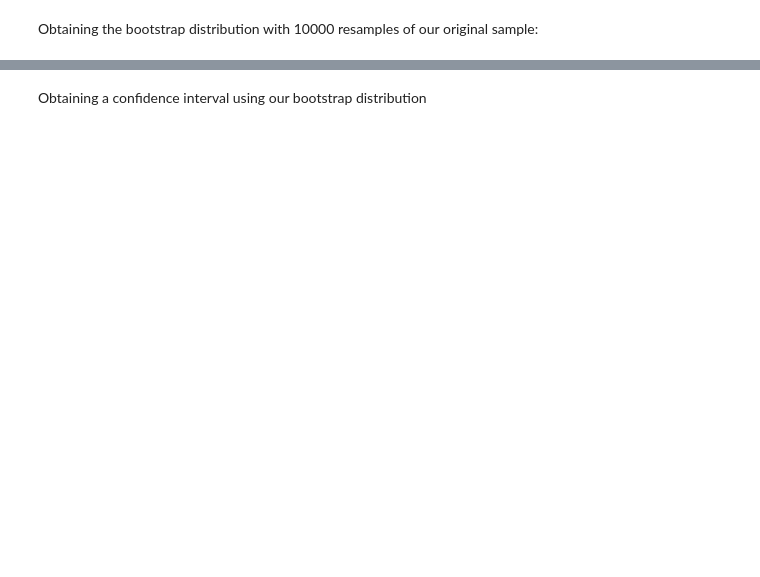
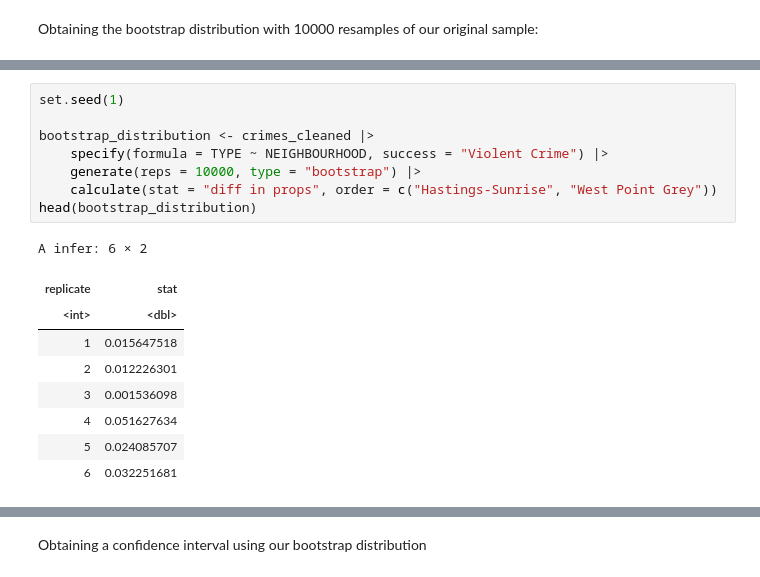
Before and after one commit to Carson-Lu/stat201project-Group27, a Jupyter notebook: proposal.ipynb, the cells around one changed output, grey strips where cells are left out. Saved outputs shown, nothing was run; the diff lists cells and outputs as text; blank space fills up the shorter version.

```diff
--- a/proposal.ipynb
+++ b/proposal.ipynb
@@ -347,0 +357,18 @@ bootstrap_distribution <- crimes_cleaned |>
+# %%
+set.seed(1)
+
+bootstrap_distribution <- crimes_cleaned |>
+    specify(formula = TYPE ~ NEIGHBOURHOOD, success = "Violent Crime") |>
+    generate(reps = 10000, type = "bootstrap") |>
+    calculate(stat = "diff in props", order = c("Hastings-Sunrise", "West Point Grey"))
+head(bootstrap_distribution)
+# %% [output]
+A infer: 6 × 2
+| replicate | stat |
+| <int> | <dbl> |
+| 1 | 0.015647518 |
+| 2 | 0.012226301 |
+| 3 | 0.001536098 |
+| 4 | 0.051627634 |
+| 5 | 0.024085707 |
+| 6 | 0.032251681 |
```
Also changed, not shown: parts of 9 cells of this notebook.
